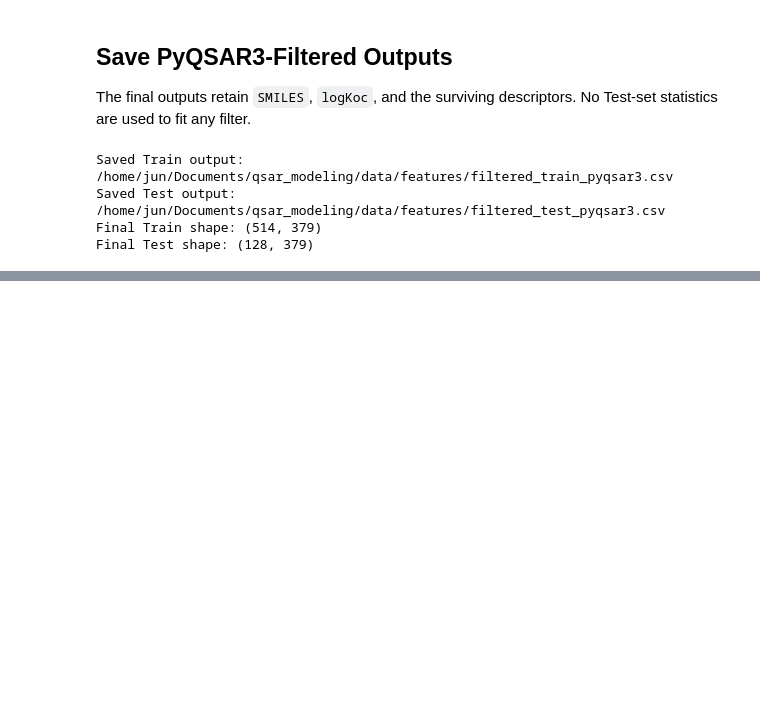
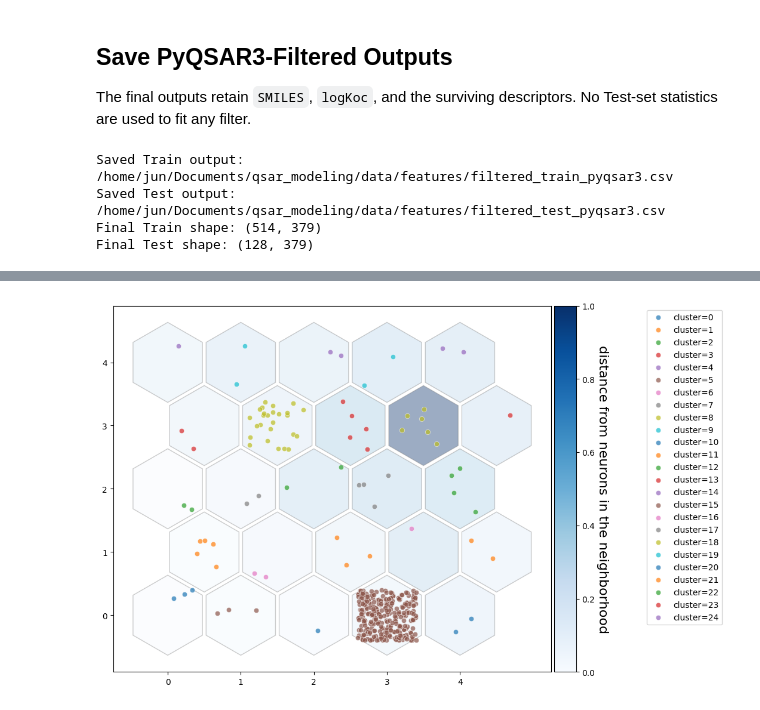
Before and after one commit to TheProvidenceJun/qsar_modeling, a Jupyter notebook: notebooks/03_pyqsar3_modeling.ipynb, the cells around one changed output, grey strips where cells are left out. Saved outputs shown, nothing was run; the diff lists cells and outputs as text; code cells hidden in the pictures; blank space fills up the shorter version.

Commit message:
feat : step3.2 update

```diff
--- a/notebooks/03_pyqsar3_modeling.ipynb
+++ b/notebooks/03_pyqsar3_modeling.ipynb
@@ -180,0 +310,69 @@ Final Test shape: (128, 379)
+# %%
+FEATURE_DIR.mkdir(parents=True, exist_ok=True)
+mt.ds.data_name = str(FEATURE_CLUSTER_STEM)
+
+# Track 1: Hierarchical descriptor clustering. FeatureCluster uses a distance cut,
+# so choose the cut closest to the target cluster count, then call the native method.
+hierarchical_cut, estimated_hierarchical_clusters = choose_hierarchical_cut(
+    abs(X_train.corr()),
+    target_clusters=TARGET_FEATURE_CLUSTERS,
+    linkage_method="average",
+)
+hierarchical_clusterer = mt.FeatureCluster(X_train)
+hierarchical_assignments = hierarchical_clusterer.set_cluster("average", hierarchical_cut)
+hierarchical_mapping = feature_assignment_mapping(X_train.columns.tolist(), hierarchical_assignments)
+
+# Track 2: Native PyQSAR3 K-Means descriptor clustering.
+kmeans_clusterer = mt.FeatureCluster_KMeans(
+    pyqsar_feature_input,
+    n_cluster=KMEANS_FEATURE_CLUSTERS,
+    random_state=42,
+    init="k-means++",
+    algorithm="auto",
+)
+kmeans_assignments = kmeans_clusterer.set_cluster()
+kmeans_mapping = feature_assignment_mapping(X_train.columns.tolist(), kmeans_assignments)
+
+# Track 3: Native PyQSAR3 SOM descriptor clustering. A 5 x 5 map yields up to 25 bins,
+# with empty bins compacted internally by PyQSAR3.
+som_clusterer = mt.FeatureCluster_Minisom(
+    pyqsar_feature_input,
+    error="qe",
+    random_seed=SOM_RANDOM_SEED,
+    train=1000,
+    neighborhood_function="gaussian",
+    topology="hexagonal",
+)
+som_assignments = som_clusterer.set_cluster(
+    map_n=SOM_MAP_SIZE,
+    sigma=0.5,
+    lr=0.5,
+    init="random",
+)
+som_mapping = feature_assignment_mapping(X_train.columns.tolist(), som_assignments)
+
+# PyQSAR3 writes a SOM diagnostic PNG to the execution directory; remove it so this
+# step leaves only the requested notebook and feature-clustering artifacts.
+for generated_plot in [
+    STEP32_ROOT / "som_seed_qe_hexagonal.png",
+    STEP32_ROOT / "notebooks" / "som_seed_qe_hexagonal.png",
+]:
+    if generated_plot.exists():
+        generated_plot.unlink()
+
+feature_cluster_mappings = {
+    "Hierarchical": hierarchical_mapping,
+    "KMeans": kmeans_mapping,
+    "SOM": som_mapping,
+}
+
+feature_cluster_counts = {
+    method: cluster_count(mapping)
+    for method, mapping in feature_cluster_mappings.items()
+}
+
+print("Native PyQSAR3 feature clustering complete.")
+print(f"Hierarchical distance cut selected: {hierarchical_cut:.4f} (estimated clusters: {estimated_hierarchical_clusters})")
+for method, count in feature_cluster_counts.items():
+    print(f"{method}: {count} feature clusters")
+# %% [output]
@@ -180,0 +396 @@ Final Test shape: (128, 379)
+[figure, added]
```
Also changed, not shown: parts of 12 cells of this notebook, 2 other files.
